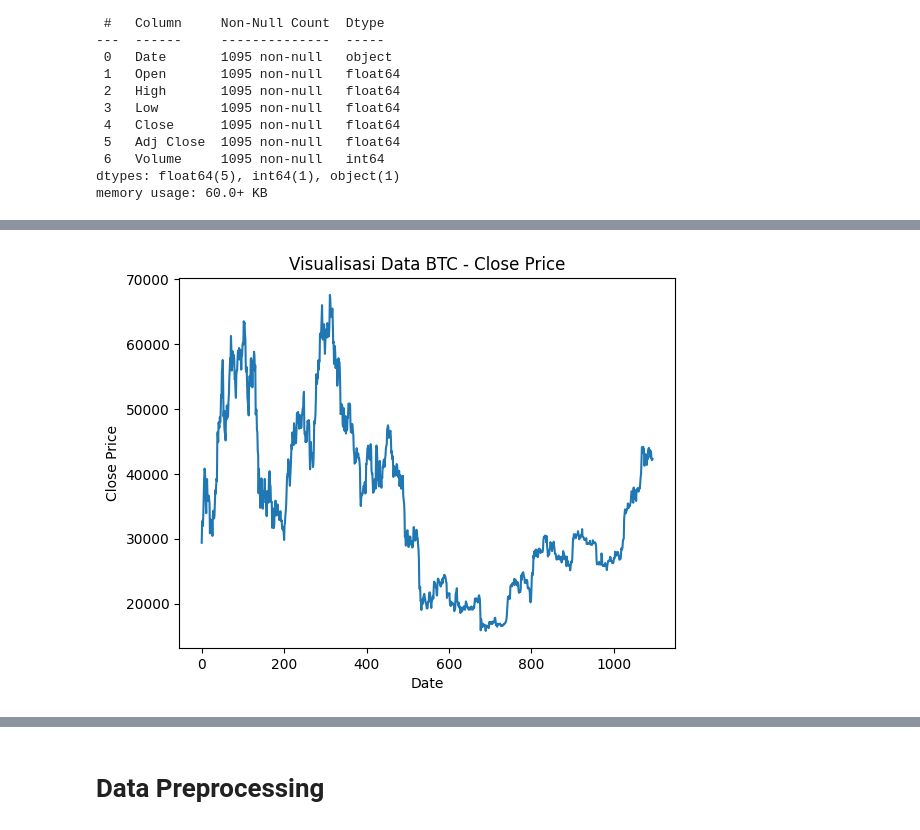
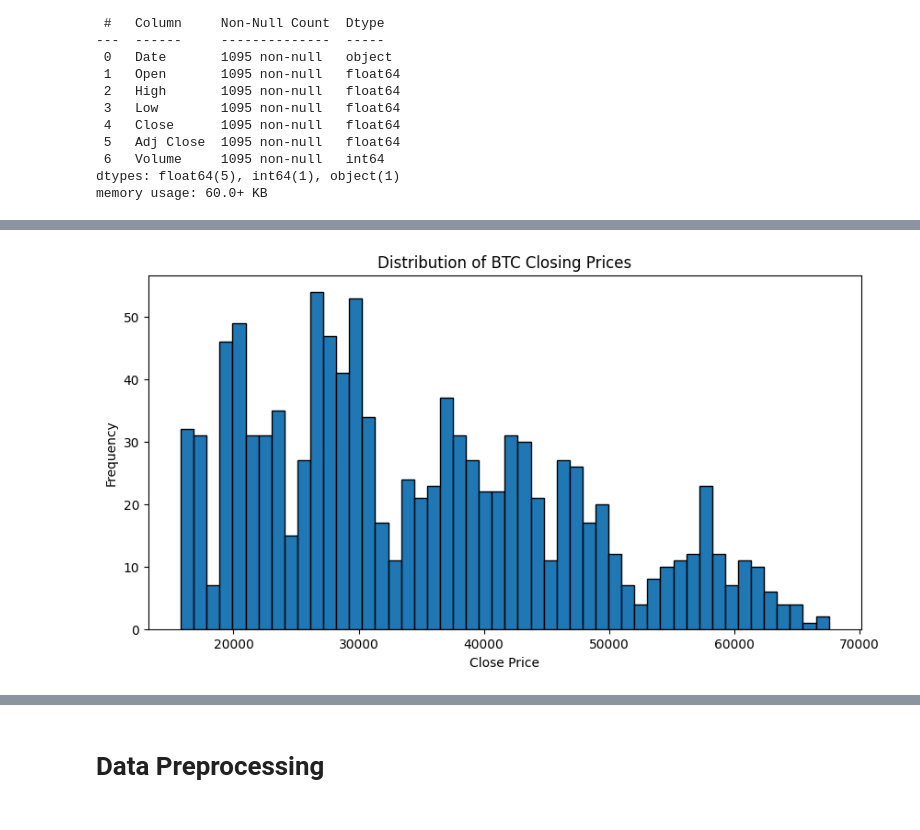
Before and after one commit to adiprrassetyo/forecast-tse-arima, a Jupyter notebook: main.ipynb, the cells around one changed output, grey strips where cells are left out. Cells and saved outputs as stored; diff of their text form; code cells hidden in the pictures.

```diff
--- a/main.ipynb
+++ b/main.ipynb
@@ -41,11 +42,16 @@ from statsmodels.graphics.tsaplots import plot_acf, plot_pacf
 # %% [markdown]
 ## Import Data
 # %%
-data_btc = pd.read_csv("/home/user/forecast-tse-arima/dataset/BTC-USD.csv")
-data_eth = pd.read_csv("/home/user/forecast-tse-arima/dataset/ETH-USD.csv")
-data_bnb = pd.read_csv("/home/user/forecast-tse-arima/dataset/BNB-USD.csv")
-data_sol = pd.read_csv("/home/user/forecast-tse-arima/dataset/SOL-USD.csv")
-data_xrp = pd.read_csv("/home/user/forecast-tse-arima/dataset/XRP-USD.csv")
+# data_btc = pd.read_csv("/home/user/forecast-tse-arima/dataset/BTC-USD.csv")
+# data_eth = pd.read_csv("/home/user/forecast-tse-arima/dataset/ETH-USD.csv")
+# data_bnb = pd.read_csv("/home/user/forecast-tse-arima/dataset/BNB-USD.csv")
+# data_sol = pd.read_csv("/home/user/forecast-tse-arima/dataset/SOL-USD.csv")
+# data_xrp = pd.read_csv("/home/user/forecast-tse-arima/dataset/XRP-USD.csv")
+data_btc = pd.read_csv("dataset/BTC-USD.csv")
+data_eth = pd.read_csv("dataset/ETH-USD.csv")
+data_bnb = pd.read_csv("dataset/BNB-USD.csv")
+data_sol = pd.read_csv("dataset/SOL-USD.csv")
+data_xrp = pd.read_csv("dataset/XRP-USD.csv")
 # %% [markdown]
 # EDA
 # %%
@@ -111,0 +140,13 @@ memory usage: 60.0+ KB
+# %%
+# visualisasi data close price / day
+# Assuming data_btc is your DataFrame with 'Date' and 'Close' columns
+data_btc['Date'] = pd.to_datetime(data_btc['Date'])  # Ensure 'Date' is datetime
+data_btc.set_index('Date', inplace=True)  # Set 'Date' as index
+
+plt.figure(figsize=(14, 7))
+plt.plot(data_btc['Close'], label='BTC Close Price')
+plt.xlabel('Date')
+plt.ylabel('Close Price')
+plt.title('BTC Close Price Over Time')
+plt.legend()
+plt.show()
@@ -112,8 +155,9 @@ memory usage: 60.0+ KB
 # %%
-plt.plot(data_btc['Close'])
-plt.xlabel('Date')
-plt.ylabel('Close Price')
-plt.title('Visualisasi Data BTC - Close Price')
+plt.figure(figsize=(10, 5))
+plt.hist(data_btc['Close'], bins=50, edgecolor='k')
+plt.xlabel('Close Price')
+plt.ylabel('Frequency')
+plt.title('Distribution of BTC Closing Prices')
 plt.show()
 # %% [output]
-[figure, old version]
+[figure, new version]
```
Also changed, not shown: parts of 9 cells of this notebook.
